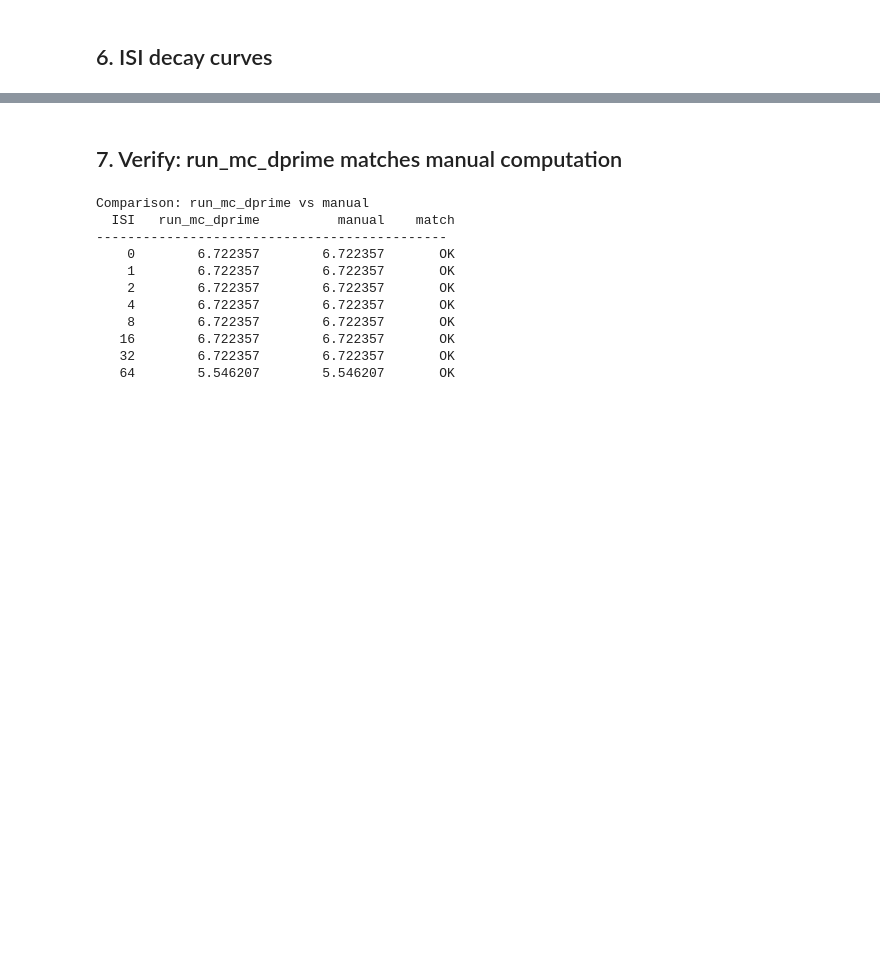
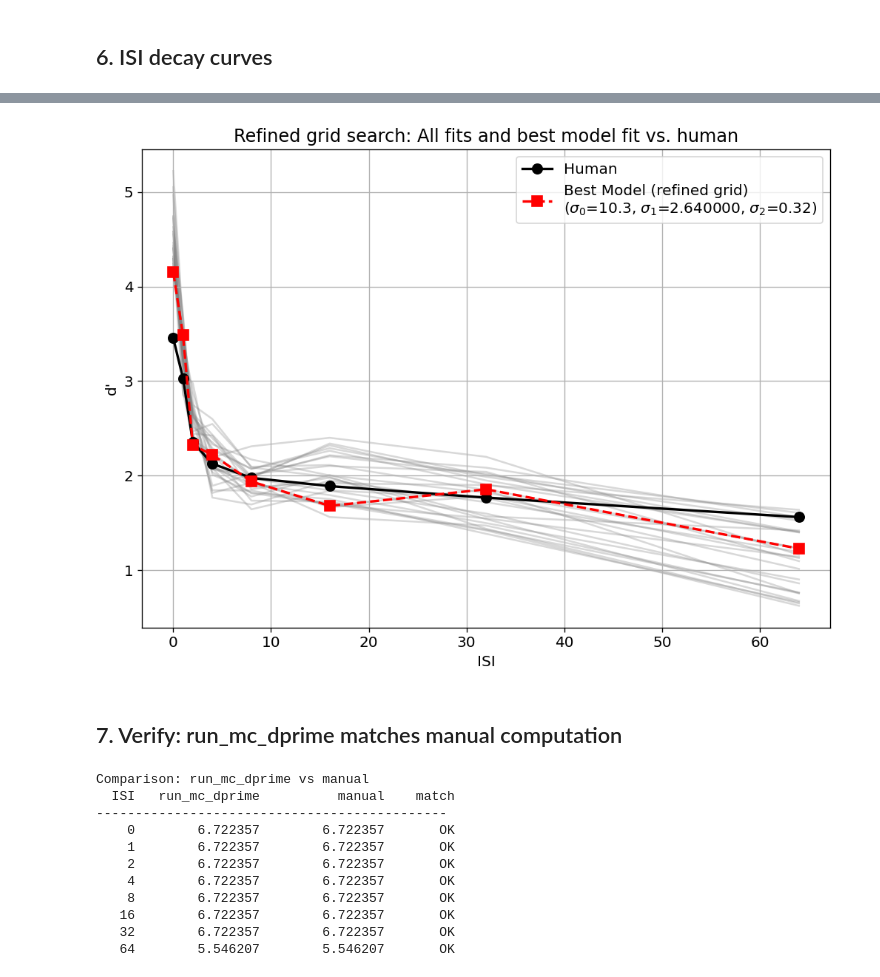
Before and after one commit to bjmedina/memory, a Jupyter notebook: notebooks/test_3step_grid_search.ipynb, the cells around one changed output, grey strips where cells are left out. Cells and saved outputs as stored; diff of their text form; code cells hidden in the pictures; blank space fills up the shorter version.

Commit message:
3step search

```diff
--- a/notebooks/test_3step_grid_search.ipynb
+++ b/notebooks/test_3step_grid_search.ipynb
@@ -328,3 +537,55 @@ plt.show()
+# %%
+import matplotlib.pyplot as plt
+
+# Suppose you have human_dprime as the human data vector (from prev cells)
+# If not in scope, fetch or define it
+if 'human_dprime' not in locals():
+    # Suppose human_runs, is_multi, which_isi were already loaded,
+    # and compute_human_curve is imported/available.
+    # Edit as needed for your workflow.
+    human_dprime = compute_human_curve(human_runs, is_multi=True, which_isi=1)
+
+# Compute model dprime curves for all fits from df_refined
+model_curves = []
+for _, row in df_refined.iterrows():
+    curve = [row[f'dprime_isi{isi}'] for isi in ISI_VALUES]
+    model_curves.append(curve)
+model_curves = np.array(model_curves)
+
+# Find best fit in df_refined
+def dist_to_human(row, human_dprime):
+    model_vec = np.array([row[f'dprime_isi{isi}'] for isi in ISI_VALUES])
+    if len(model_vec) != len(human_dprime):
+        minlen = min(len(model_vec), len(human_dprime))
+        model_vec = model_vec[:minlen]
+        hum = human_dprime[:minlen]
+    else:
+        hum = human_dprime
+    return np.linalg.norm(model_vec - hum)
+
+df_refined['dist_to_human'] = df_refined.apply(lambda row: dist_to_human(row, human_dprime), axis=1)
+best_row = df_refined.loc[df_refined['dist_to_human'].idxmin()]
+best_model_fit = np.array([best_row[f'dprime_isi{isi}'] for isi in ISI_VALUES])
+
+
+plt.figure(figsize=(10,7))
+# Plot all model fits (light gray lines)
+for curve in model_curves:
+    plt.plot(ISI_VALUES, curve, color='gray', alpha=0.3, zorder=1)
+# Plot human and best fit
+plt.plot(ISI_VALUES, human_dprime, 'o-k', label='Human', linewidth=2, markersize=8, zorder=2)
+best_params = f"$\sigma_0$={best_row['sigma0']}, $\sigma_1$={best_row['sigma1']:3f}, $\sigma_2$={best_row['sigma2']:4.2f}"
+plt.plot(ISI_VALUES, best_model_fit, 's--r',
+         label=f"Best Model (refined grid)\n({best_params})",
+         linewidth=2, markersize=8, zorder=3)
+plt.xlabel('ISI')
+plt.ylabel("d'")
+plt.title('Refined grid search: All fits and best model fit vs. human')
+plt.legend()
+plt.grid(True)
+plt.show()
+# %% [output]
+[figure, added]
 # %% [markdown]
 ## 7. Verify: run_mc_dprime matches manual computation
 # %%
```
Also changed, not shown: parts of 6 cells of this notebook, 2 other files.
